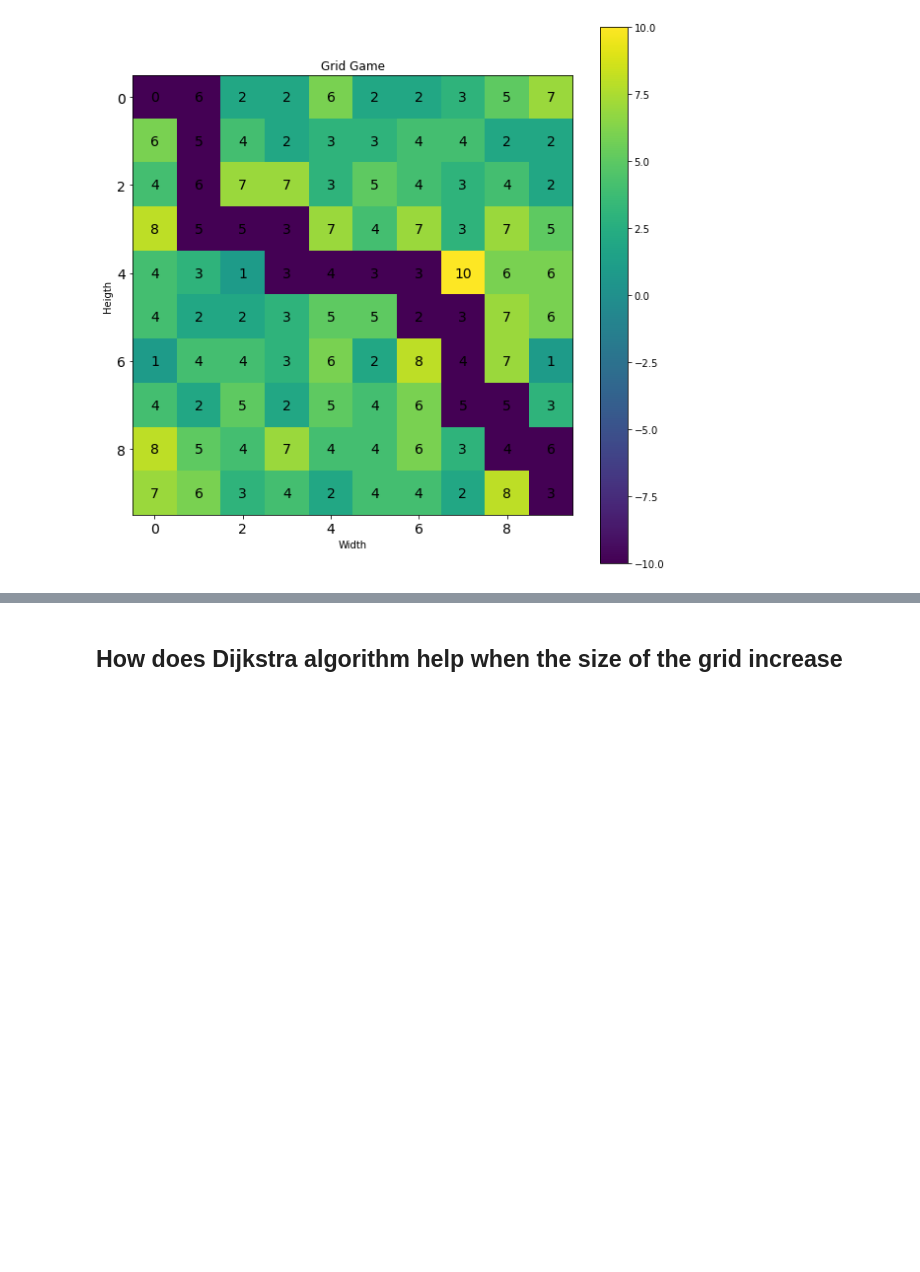
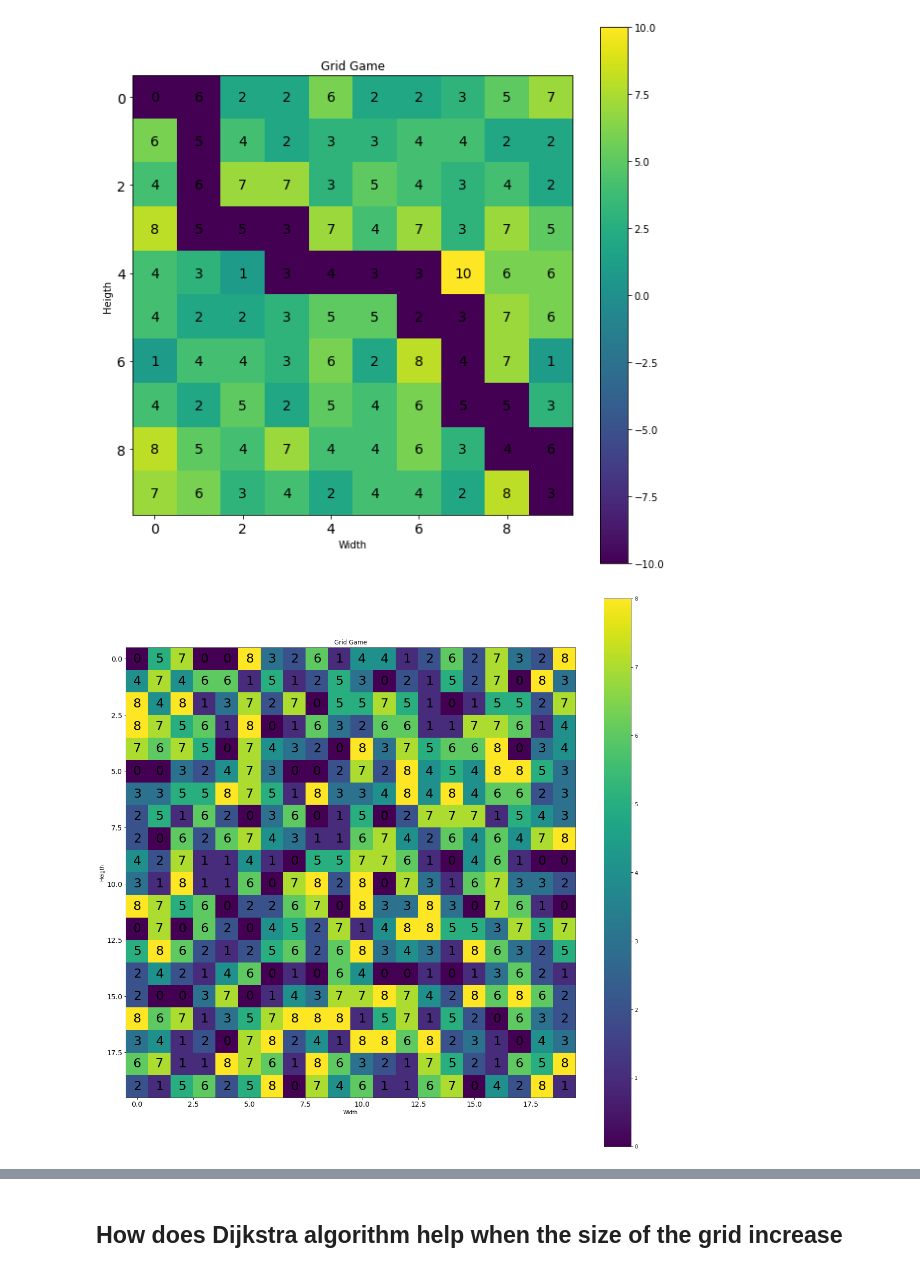
Before and after one commit to Khaliladib11/GridGame, a Jupyter notebook: Grid Game.ipynb, the cells around one changed output, grey strips where cells are left out. Saved outputs shown, nothing was run; the diff lists cells and outputs as text; code cells hidden in the pictures; blank space fills up the shorter version.

```diff
--- a/Grid Game.ipynb
+++ b/Grid Game.ipynb
@@ -615,3 +615,9 @@ Naive approach cost: 31
 [figure]
 dijkstra algorithms  cost: 23
 [figure]
+# %%
+gridGame = numberInCellMode(20, 20)
+grid = gridGame.buildTheGame()
+gridGame.visualizeTheGrid(grid)
+# %% [output]
+[figure, added]
```
Also changed, not shown: parts of 7 cells of this notebook, 2 other files.
